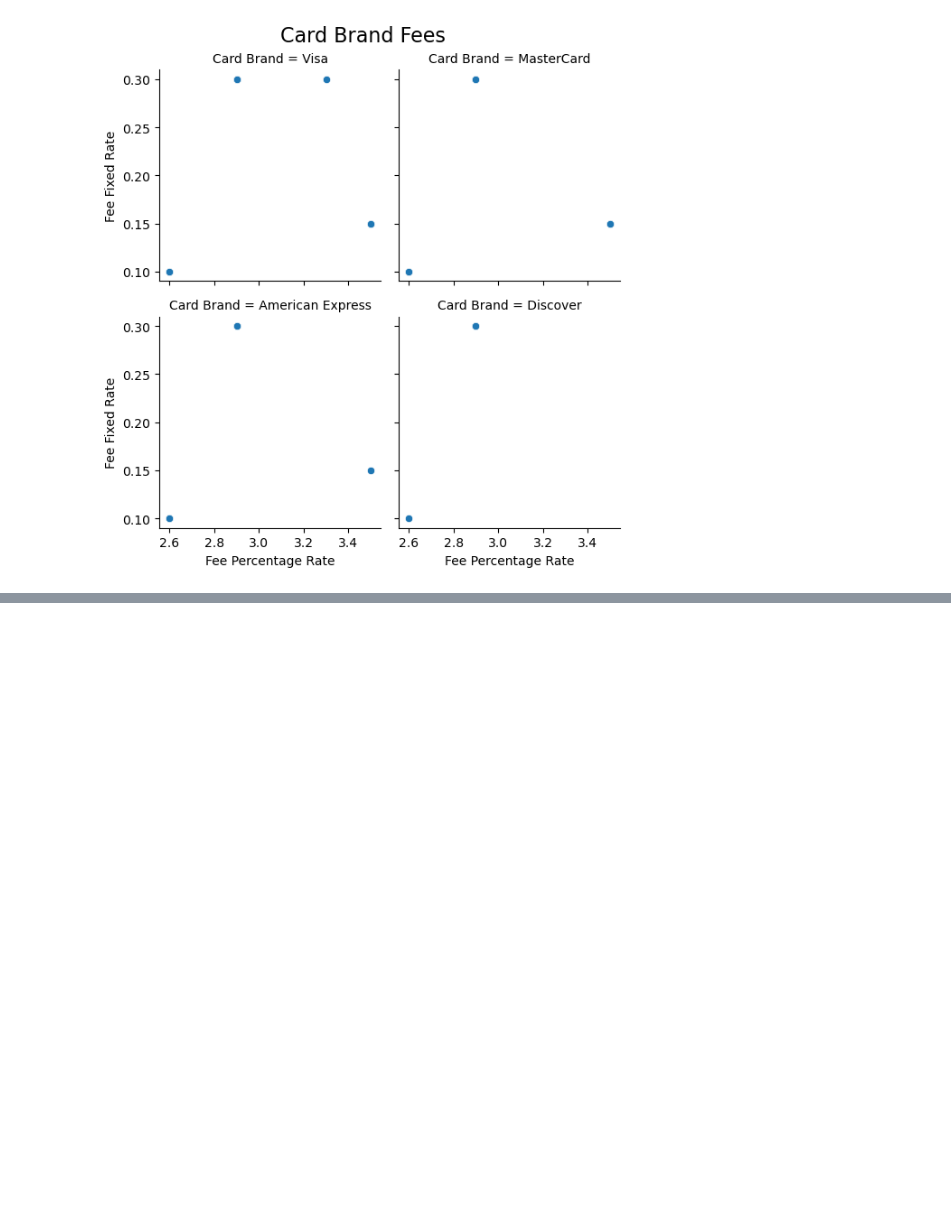
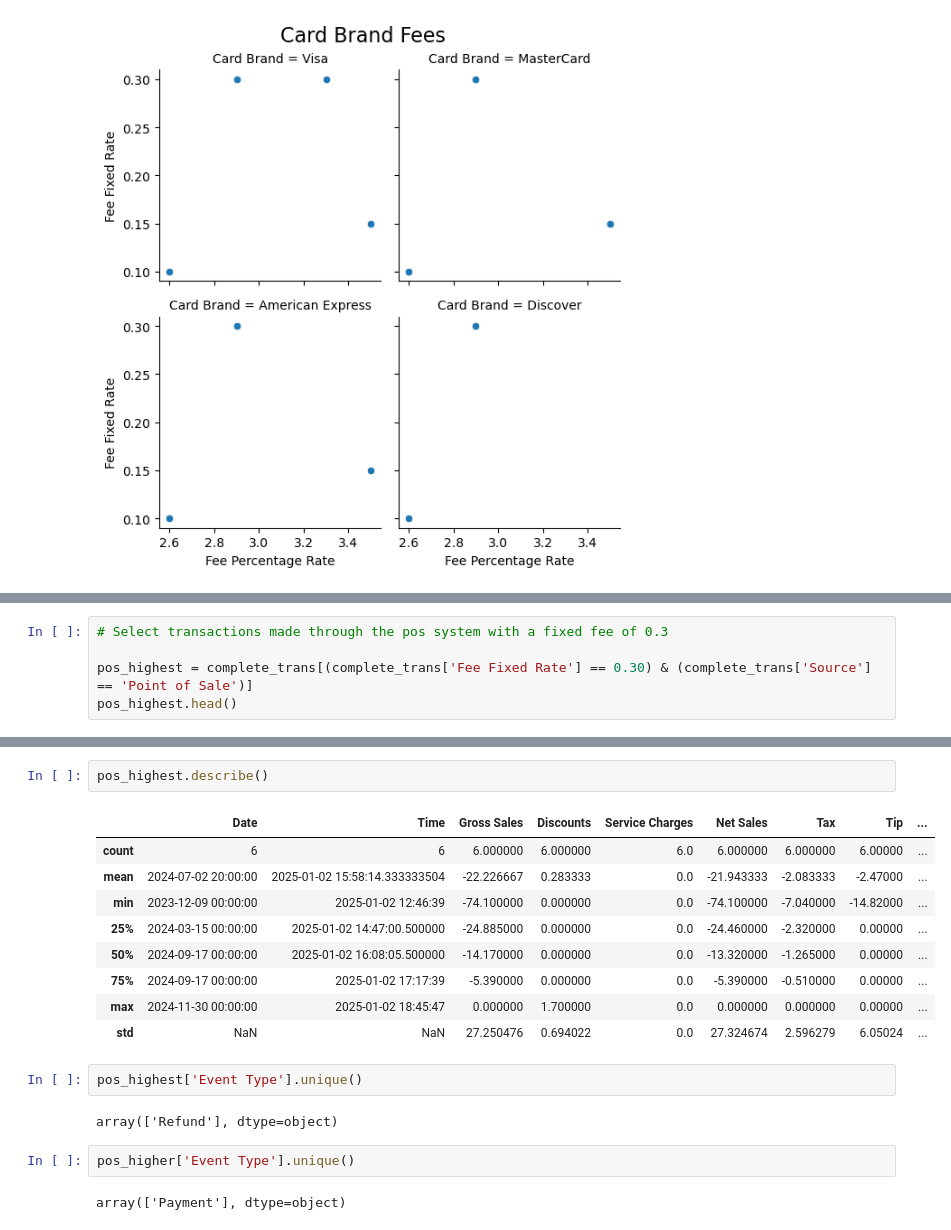
Before and after one commit to ajamkotc/belly_rubb_analysis, a Jupyter notebook: notebooks/1.0-aj-initial-data-exploration.ipynb, the cells around one changed output, grey strips where cells are left out. Drawn from its saved outputs; the diff is of its cells as text; blank space fills up the shorter version.

```diff
--- a/notebooks/1.0-aj-initial-data-exploration.ipynb
+++ b/notebooks/1.0-aj-initial-data-exploration.ipynb
@@ -815,0 +919,5 @@ plt.show()
+# %%
+# Select transactions made through the pos system with a fixed fee of 0.3
+
+pos_highest = complete_trans[(complete_trans['Fee Fixed Rate'] == 0.30) & (complete_trans['Source'] == 'Point of Sale')]
+pos_highest.head()
@@ -815,0 +947,20 @@ plt.show()
+# %%
+pos_highest.describe()
+# %% [output]
+|  | Date | Time | Gross Sales | Discounts | Service Charges | Net Sales | Tax | Tip | ... |
+| count | 6 | 6 | 6.000000 | 6.000000 | 6.0 | 6.000000 | 6.000000 | 6.00000 | ... |
+| mean | 2024-07-02 20:00:00 | 2025-01-02 15:58:14.333333504 | -22.226667 | 0.283333 | 0.0 | -21.943333 | -2.083333 | -2.47000 | ... |
+| min | 2023-12-09 00:00:00 | 2025-01-02 12:46:39 | -74.100000 | 0.000000 | 0.0 | -74.100000 | -7.040000 | -14.82000 | ... |
+| 25% | 2024-03-15 00:00:00 | 2025-01-02 14:47:00.500000 | -24.885000 | 0.000000 | 0.0 | -24.460000 | -2.320000 | 0.00000 | ... |
+| 50% | 2024-09-17 00:00:00 | 2025-01-02 16:08:05.500000 | -14.170000 | 0.000000 | 0.0 | -13.320000 | -1.265000 | 0.00000 | ... |
+| 75% | 2024-09-17 00:00:00 | 2025-01-02 17:17:39 | -5.390000 | 0.000000 | 0.0 | -5.390000 | -0.510000 | 0.00000 | ... |
+| max | 2024-11-30 00:00:00 | 2025-01-02 18:45:47 | 0.000000 | 1.700000 | 0.0 | 0.000000 | 0.000000 | 0.00000 | ... |
+| std | NaN | NaN | 27.250476 | 0.694022 | 0.0 | 27.324674 | 2.596279 | 6.05024 | ... |
+# %%
+pos_highest['Event Type'].unique()
+# %% [output]
+array(['Refund'], dtype=object)
+# %%
+pos_higher['Event Type'].unique()
+# %% [output]
+array(['Payment'], dtype=object)
```
Also changed, not shown: parts of 32 cells of this notebook, 4 other files.
